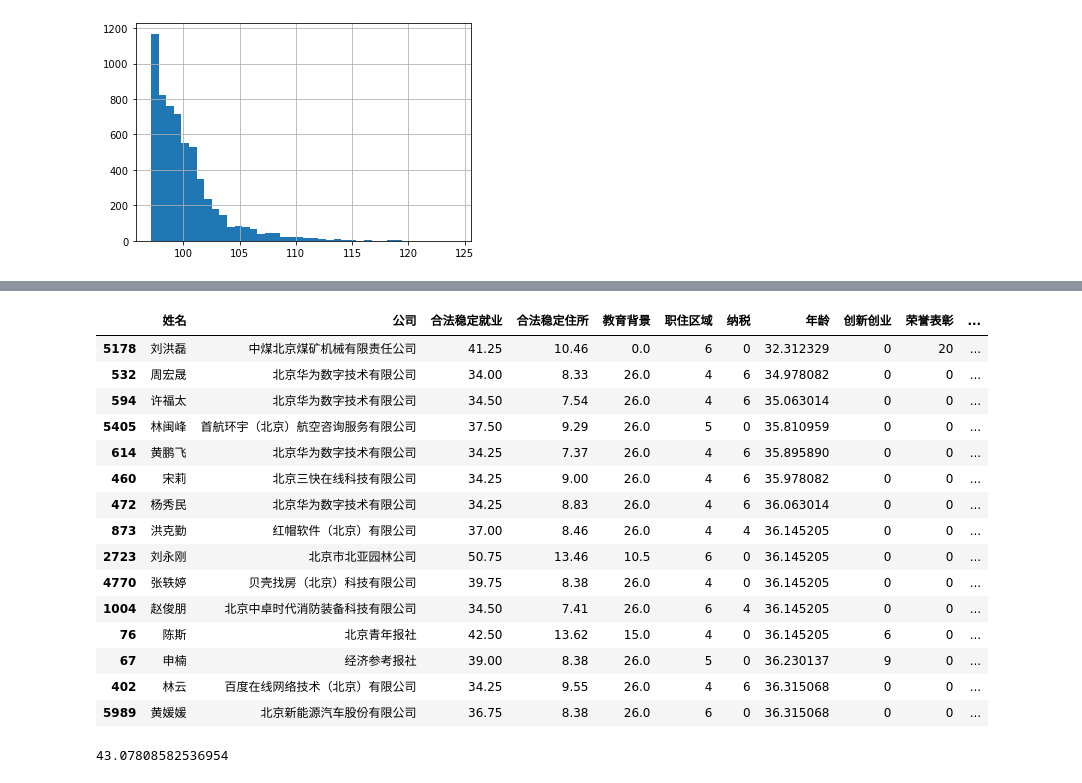
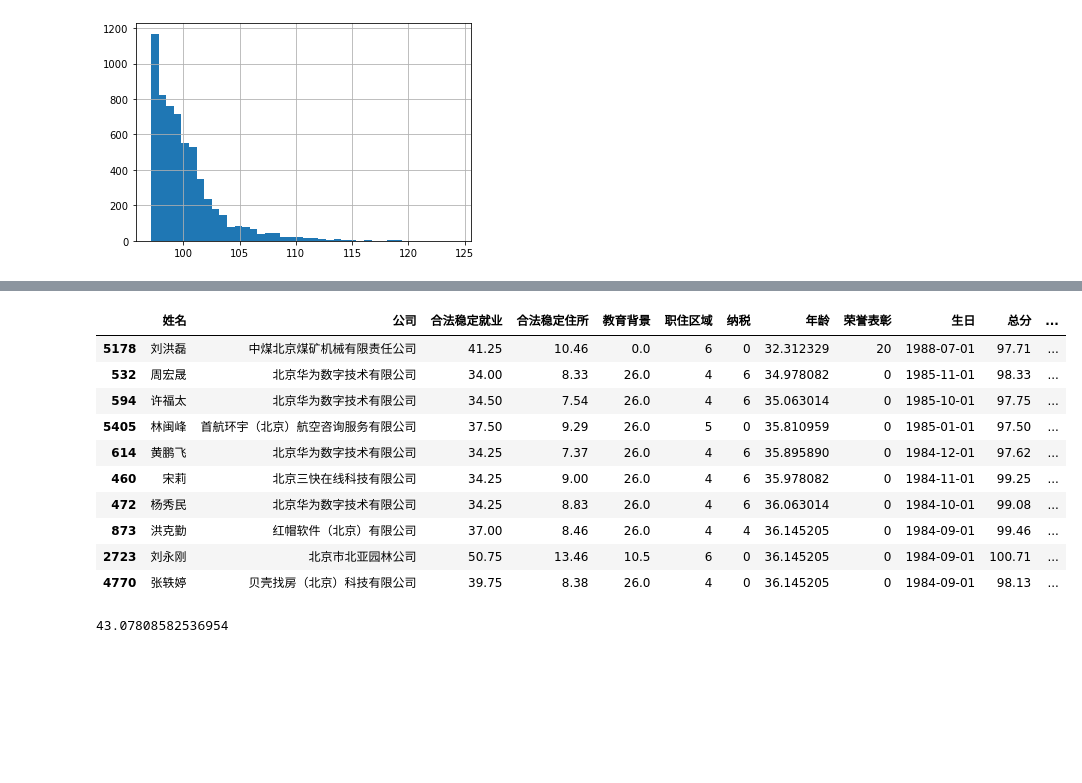
Before and after one commit to BerSerK/BeiJingLuoHu, a Jupyter notebook: 积分落户分析2020.ipynb, the cells around one changed output, grey strips where cells are left out. Cells and saved outputs as stored; diff of their text form; code cells hidden in the pictures; blank space fills up the shorter version.

```diff
--- a/积分落户分析2020.ipynb
+++ b/积分落户分析2020.ipynb
@@ -118,23 +130,20 @@ dtype: int64
-# %%
-df = df.sort_values('年龄')
-df.iloc[:15]
-# %% [output]
-|  | 姓名 | 公司 | 合法稳定就业 | 合法稳定住所 | 教育背景 | 职住区域 | 纳税 | 年龄 | 创新创业 | 荣誉表彰 | ... |
-| 5178 | 刘洪磊 | 中煤北京煤矿机械有限责任公司 | 41.25 | 10.46 | 0.0 | 6 | 0 | 32.312329 | 0 | 20 | ... |
-| 532 | 周宏晟 | 北京华为数字技术有限公司 | 34.00 | 8.33 | 26.0 | 4 | 6 | 34.978082 | 0 | 0 | ... |
-| 594 | 许福太 | 北京华为数字技术有限公司 | 34.50 | 7.54 | 26.0 | 4 | 6 | 35.063014 | 0 | 0 | ... |
-| 5405 | 林闽峰 | 首航环宇（北京）航空咨询服务有限公司 | 37.50 | 9.29 | 26.0 | 5 | 0 | 35.810959 | 0 | 0 | ... |
-| 614 | 黄鹏飞 | 北京华为数字技术有限公司 | 34.25 | 7.37 | 26.0 | 4 | 6 | 35.895890 | 0 | 0 | ... |
-| 460 | 宋莉 | 北京三快在线科技有限公司 | 34.25 | 9.00 | 26.0 | 4 | 6 | 35.978082 | 0 | 0 | ... |
-| 472 | 杨秀民 | 北京华为数字技术有限公司 | 34.25 | 8.83 | 26.0 | 4 | 6 | 36.063014 | 0 | 0 | ... |
-| 873 | 洪克勤 | 红帽软件（北京）有限公司 | 37.00 | 8.46 | 26.0 | 4 | 4 | 36.145205 | 0 | 0 | ... |
-| 2723 | 刘永刚 | 北京市北亚园林公司 | 50.75 | 13.46 | 10.5 | 6 | 0 | 36.145205 | 0 | 0 | ... |
-| 4770 | 张轶婷 | 贝壳找房（北京）科技有限公司 | 39.75 | 8.38 | 26.0 | 4 | 0 | 36.145205 | 0 | 0 | ... |
-| 1004 | 赵俊朋 | 北京中卓时代消防装备科技有限公司 | 34.50 | 7.41 | 26.0 | 6 | 4 | 36.145205 | 0 | 0 | ... |
-| 76 | 陈斯 | 北京青年报社 | 42.50 | 13.62 | 15.0 | 4 | 0 | 36.145205 | 6 | 0 | ... |
-| 67 | 申楠 | 经济参考报社 | 39.00 | 8.38 | 26.0 | 5 | 0 | 36.230137 | 9 | 0 | ... |
-| 402 | 林云 | 百度在线网络技术（北京）有限公司 | 34.25 | 9.55 | 26.0 | 4 | 6 | 36.315068 | 0 | 0 | ... |
-| 5989 | 黄媛媛 | 北京新能源汽车股份有限公司 | 36.75 | 8.38 | 26.0 | 6 | 0 | 36.315068 | 0 | 0 | ... |
+# %%
+df = df.sort_values('年龄')
+dfmin10 = df.iloc[:10]
+dfmin10.loc[:, ['姓名', '公司', '合法稳定就业', '合法稳定住所', '教育背景', '职住区域', '纳税', '年龄',
+       '荣誉表彰', '生日', '总分', '出生年份']]
+# %% [output]
+|  | 姓名 | 公司 | 合法稳定就业 | 合法稳定住所 | 教育背景 | 职住区域 | 纳税 | 年龄 | 荣誉表彰 | 生日 | 总分 | ... |
+| 5178 | 刘洪磊 | 中煤北京煤矿机械有限责任公司 | 41.25 | 10.46 | 0.0 | 6 | 0 | 32.312329 | 20 | 1988-07-01 | 97.71 | ... |
+| 532 | 周宏晟 | 北京华为数字技术有限公司 | 34.00 | 8.33 | 26.0 | 4 | 6 | 34.978082 | 0 | 1985-11-01 | 98.33 | ... |
+| 594 | 许福太 | 北京华为数字技术有限公司 | 34.50 | 7.54 | 26.0 | 4 | 6 | 35.063014 | 0 | 1985-10-01 | 97.75 | ... |
+| 5405 | 林闽峰 | 首航环宇（北京）航空咨询服务有限公司 | 37.50 | 9.29 | 26.0 | 5 | 0 | 35.810959 | 0 | 1985-01-01 | 97.50 | ... |
+| 614 | 黄鹏飞 | 北京华为数字技术有限公司 | 34.25 | 7.37 | 26.0 | 4 | 6 | 35.895890 | 0 | 1984-12-01 | 97.62 | ... |
+| 460 | 宋莉 | 北京三快在线科技有限公司 | 34.25 | 9.00 | 26.0 | 4 | 6 | 35.978082 | 0 | 1984-11-01 | 99.25 | ... |
+| 472 | 杨秀民 | 北京华为数字技术有限公司 | 34.25 | 8.83 | 26.0 | 4 | 6 | 36.063014 | 0 | 1984-10-01 | 99.08 | ... |
+| 873 | 洪克勤 | 红帽软件（北京）有限公司 | 37.00 | 8.46 | 26.0 | 4 | 4 | 36.145205 | 0 | 1984-09-01 | 99.46 | ... |
+| 2723 | 刘永刚 | 北京市北亚园林公司 | 50.75 | 13.46 | 10.5 | 6 | 0 | 36.145205 | 0 | 1984-09-01 | 100.71 | ... |
+| 4770 | 张轶婷 | 贝壳找房（北京）科技有限公司 | 39.75 | 8.38 | 26.0 | 4 | 0 | 36.145205 | 0 | 1984-09-01 | 98.13 | ... |
 # %%
 df['年龄'].mean()
 # %% [output]
```
Also changed, not shown: parts of 7 cells of this notebook.
